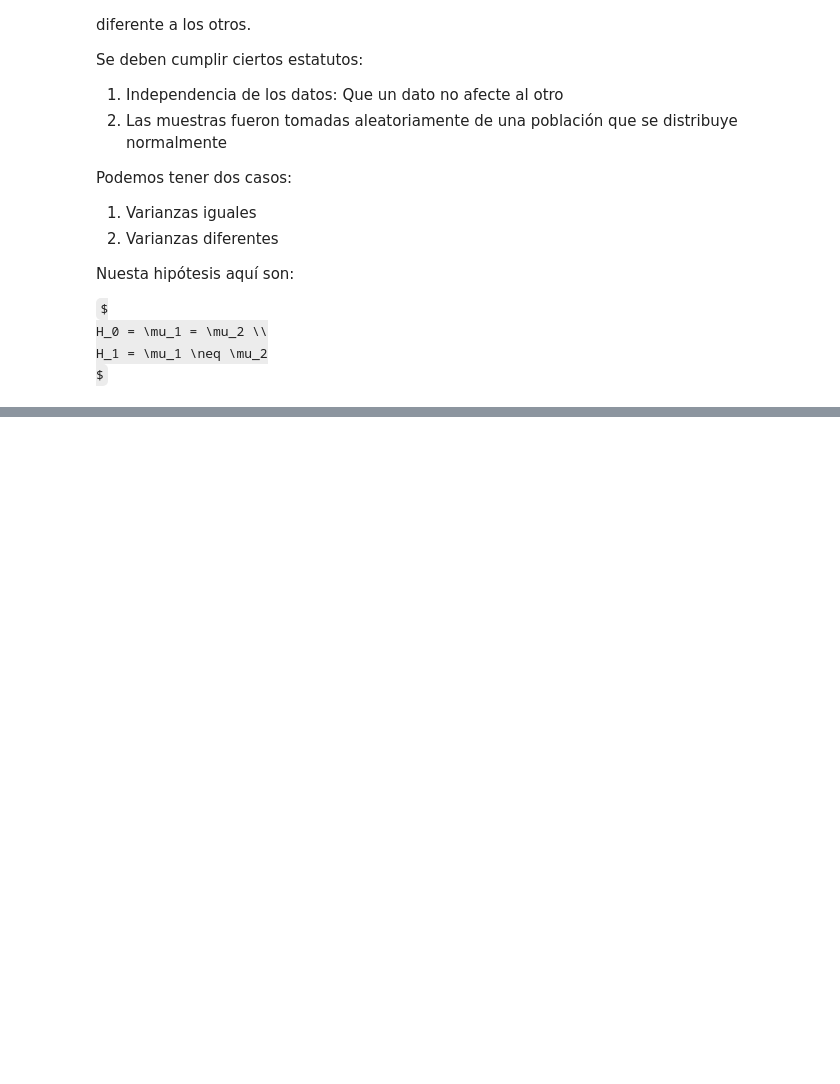
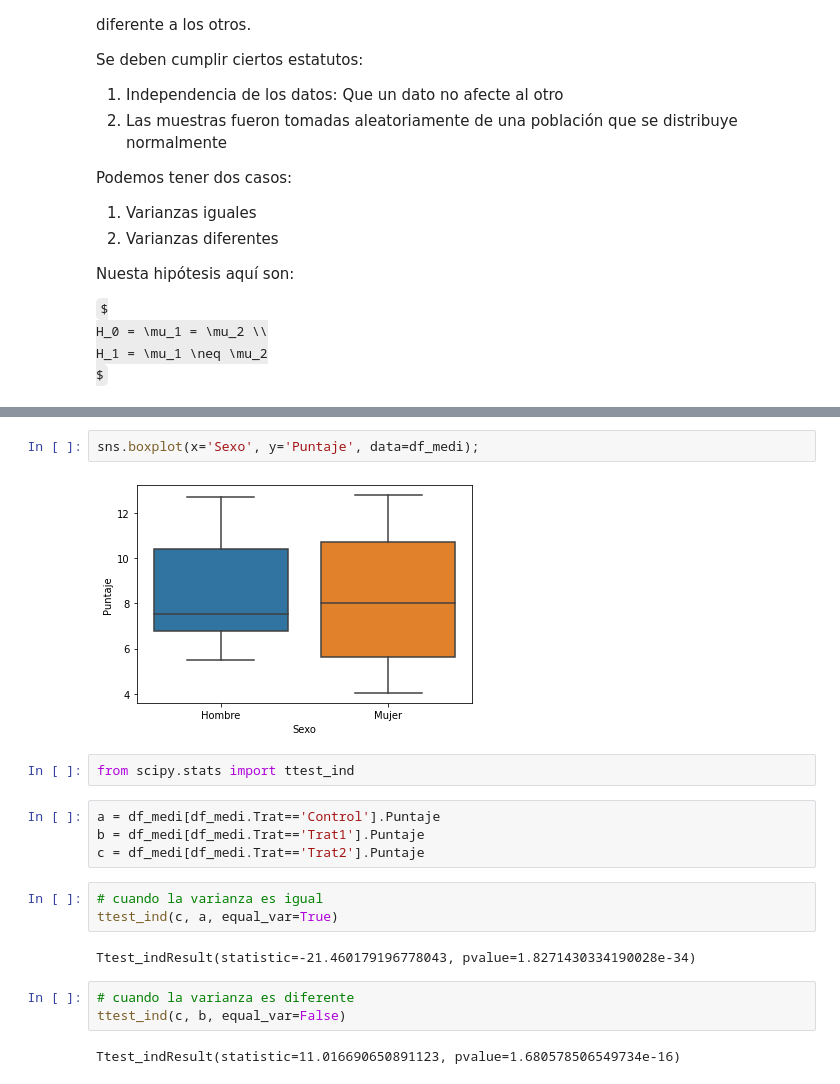
Before and after one commit to luciogutierrez/iron-hack, a Jupyter notebook: 2-module/9-probabilidad/Hyp_test_code.ipynb, the cells around one changed output, grey strips where cells are left out. Drawn from its saved outputs; the diff is of its cells as text; some formulas as TeX source; blank space fills up the shorter version.

```diff
--- a/2-module/9-probabilidad/Hyp_test_code.ipynb
+++ b/2-module/9-probabilidad/Hyp_test_code.ipynb
@@ -360,0 +391,20 @@ $
+# %%
+sns.boxplot(x='Sexo', y='Puntaje', data=df_medi);
+# %% [output]
+[figure, added]
+# %%
+from scipy.stats import ttest_ind
+# %%
+a = df_medi[df_medi.Trat=='Control'].Puntaje
+b = df_medi[df_medi.Trat=='Trat1'].Puntaje
+c = df_medi[df_medi.Trat=='Trat2'].Puntaje
+# %%
+# cuando la varianza es igual
+ttest_ind(c, a, equal_var=True)
+# %% [output]
+Ttest_indResult(statistic=-21.460179196778043, pvalue=1.8271430334190028e-34)
+# %%
+# cuando la varianza es diferente
+ttest_ind(c, b, equal_var=False)
+# %% [output]
+Ttest_indResult(statistic=11.016690650891123, pvalue=1.680578506549734e-16)
```
Also changed, not shown: parts of 7 cells of this notebook, 2 other files.
